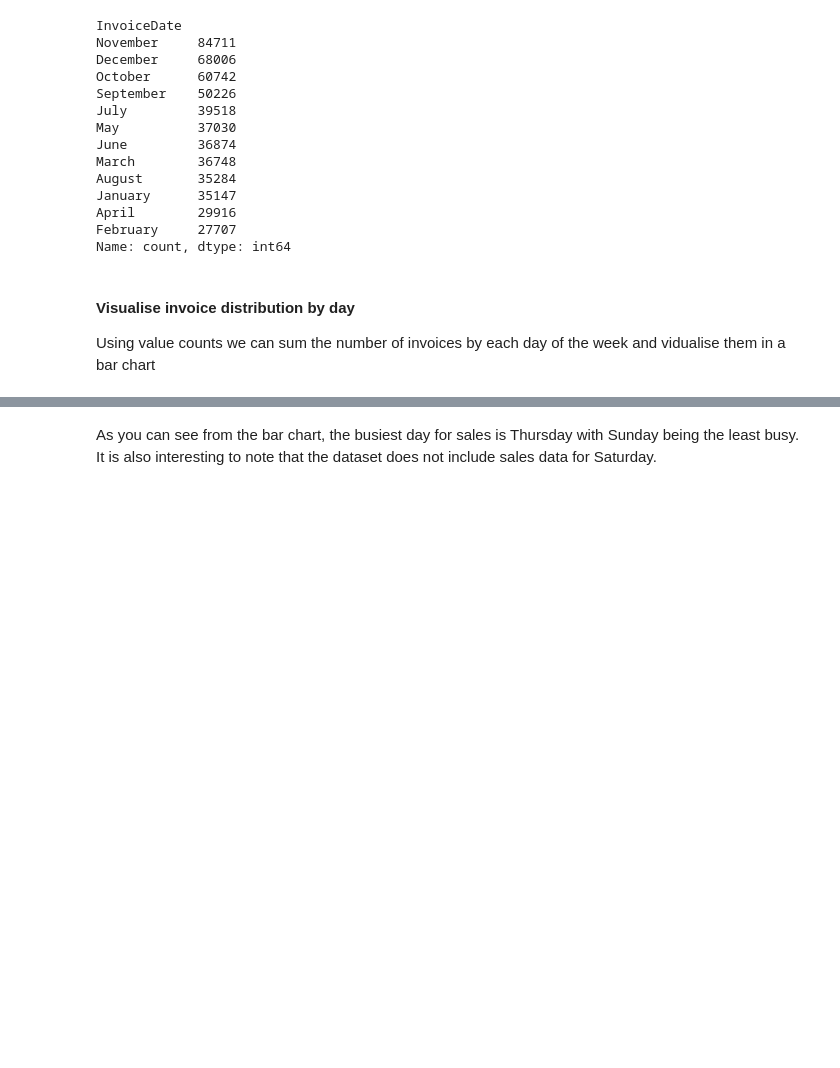
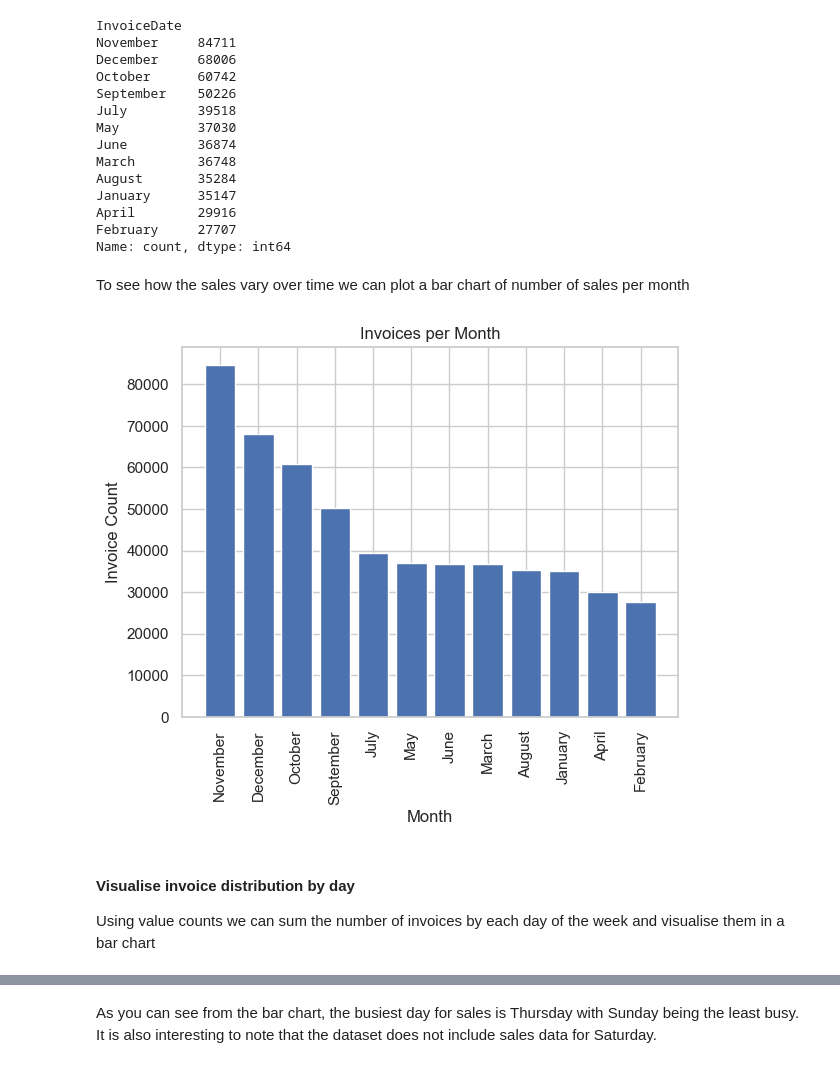
Before and after one commit to BethW83/Group-Project-1-Retail, a Jupyter notebook: jupyter_notebooks/data_clean_EDA.ipynb, the cells around one changed output, grey strips where cells are left out. Saved outputs shown, nothing was run; the diff lists cells and outputs as text; code cells hidden in the pictures; blank space fills up the shorter version.

Commit message:
Add bar chart to show monthly variation in sales

```diff
--- a/jupyter_notebooks/data_clean_EDA.ipynb
+++ b/jupyter_notebooks/data_clean_EDA.ipynb
@@ -123,10 +123,21 @@ January      35147
 April        29916
 February     27707
 Name: count, dtype: int64
+# %% [markdown]
+To see how the sales vary over time we can plot a bar chart of number of sales per month
+# %%
+plt.bar(month_counts.index, month_counts.values)
+plt.xlabel('Month')
+plt.ylabel('Invoice Count')
+plt.title('Invoices per Month')
+plt.xticks(rotation=90)
+plt.show()
+# %% [output]
+[figure, added]
 # %% [markdown]
 #### Visualise invoice distribution by day
 
-Using value counts we can sum the number of invoices by each day of the week and vidualise them in a bar chart
+Using value counts we can sum the number of invoices by each day of the week and visualise them in a bar chart
 # %%
 #create a pandas series which sums gives the number of invoices for each day of the week
 weekday_counts = retail_raw['InvoiceDate'].dt.day_name().value_counts()
```
Also changed, not shown: parts of 5 cells of this notebook.
